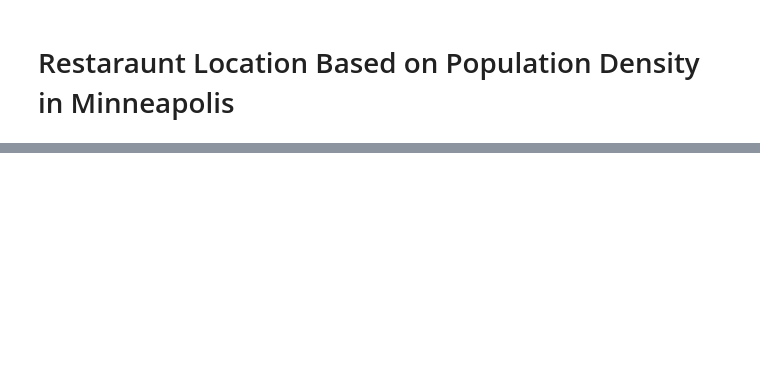
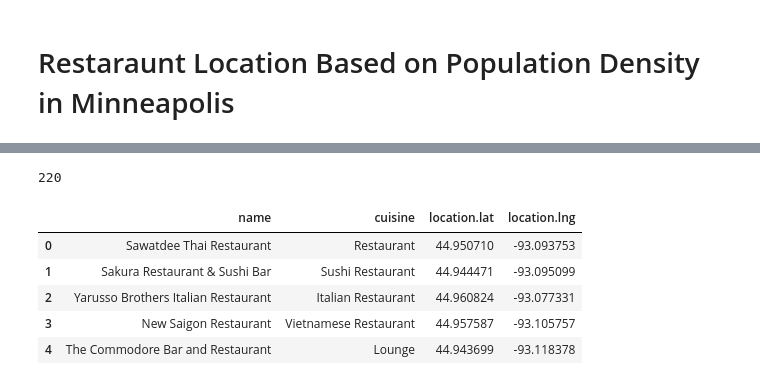
Before and after one commit to Jwychor/Applied_Data_Science_Capstone, a Jupyter notebook: Capstone_Location_Project.ipynb, the cells around one changed output, grey strips where cells are left out. Cells and saved outputs as stored; diff of their text form; code cells hidden in the pictures; blank space fills up the shorter version.

```diff
--- a/Capstone_Location_Project.ipynb
+++ b/Capstone_Location_Project.ipynb
@@ -20,11 +47,43 @@ LIMIT = 100
 # %%
-url = 'https://api.foursquare.com/v2/venues/explore?&client_id={}&client_secret={}&v={}&ll={},{}&radius={}&limit={}'.format(
-    CLIENT_ID,
-    CLIENT_SECRET,
-    VERSION,
-    44.986656,
-    -93.258133,
-    radius,
-    LIMIT)
-
-results = requests.get(url).json()
+#Load and convert the data from foursquare into a JSON object
+results = []
+for i in range(len(locations)):
+    url = 'https://api.foursquare.com/v2/venues/search?categoryId={}&client_id={}&client_secret={}&v={}&ll={},{}&radius={}&query={}&limit={}&offset=20'.format(
+        '4d4b7105d754a06374d81259',
+        CLIENT_ID,
+        CLIENT_SECRET,
+        VERSION,
+        locations[i][0],
+        locations[i][1],
+        radius,
+        "restaurant",
+        LIMIT)
+    results.append(requests.get(url).json())
+# %%
+#Convert the JSON data into a DataFrame, then add the type of cuisine to the dataframe removing any duplicates
+
+dflist = []
+for i in range(len(results)):
+    df = json_normalize(results[i]["response"]["venues"])
+    genre = []
+    for j in range(len(df)):
+        category = df.iloc[j,0]
+        l = json_normalize(category)
+        genre.append(l.iloc[0,3])
+    df["cuisine"] = genre
+    dflist.append(df)
+
+df = pd.concat(dflist,sort = True)
+df = df.drop_duplicates(subset="name")
+len(df)
+# %% [output]
+220
+# %%
+df[["name","cuisine","location.lat","location.lng"]].head()
+# %% [output]
+|  | name | cuisine | location.lat | location.lng |
+| 0 | Sawatdee Thai Restaurant | Restaurant | 44.950710 | -93.093753 |
+| 1 | Sakura Restaurant & Sushi Bar | Sushi Restaurant | 44.944471 | -93.095099 |
+| 2 | Yarusso Brothers Italian Restaurant | Italian Restaurant | 44.960824 | -93.077331 |
+| 3 | New Saigon Restaurant | Vietnamese Restaurant | 44.957587 | -93.105757 |
+| 4 | The Commodore Bar and Restaurant | Lounge | 44.943699 | -93.118378 |
```
Also changed, not shown: parts of 8 cells of this notebook.
